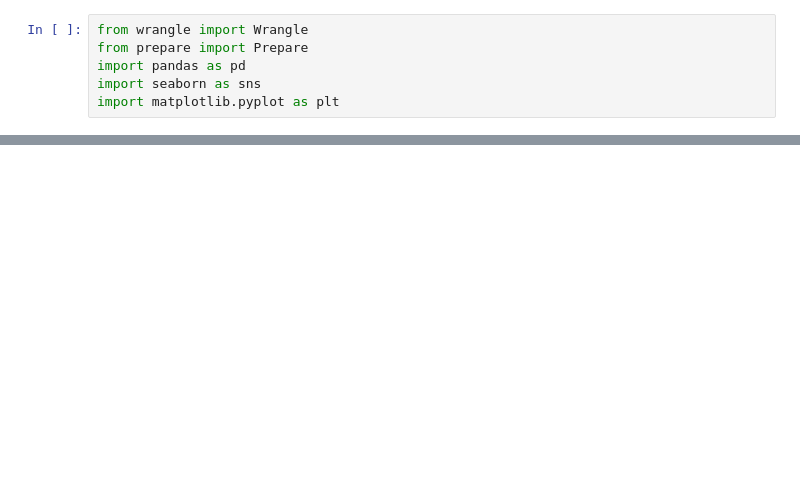
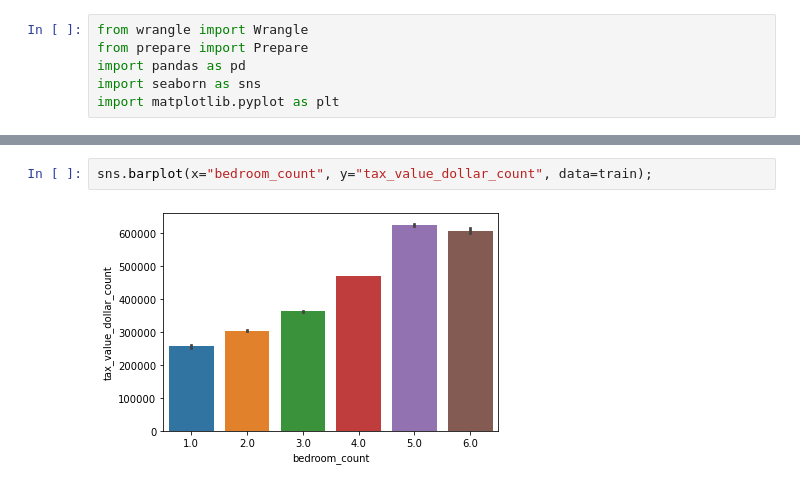
Before and after one commit to scottschmidl/zillow_housing_prices, a Jupyter notebook: explore.ipynb, the cells around one changed output, grey strips where cells are left out. Drawn from its saved outputs; the diff is of its cells as text; blank space fills up the shorter version.

Commit message:
viz columns vs tax_value..

```diff
--- a/explore.ipynb
+++ b/explore.ipynb
@@ -14,3 +14,7 @@ train.head()
 | 795891 | 2.0 | 1.0 | 1268.0 | 69437.0 | 1943.0 | 6037.0 |
 | 830807 | 4.0 | 2.0 | 2114.0 | 668453.0 | 1969.0 | 6037.0 |
 | 1307312 | 3.0 | 2.0 | 1956.0 | 236837.0 | 1937.0 | 6037.0 |
+# %%
+sns.barplot(x="bedroom_count", y="tax_value_dollar_count", data=train);
+# %% [output]
+[figure, added]
```
Also changed, not shown: parts of 3 cells of this notebook.
